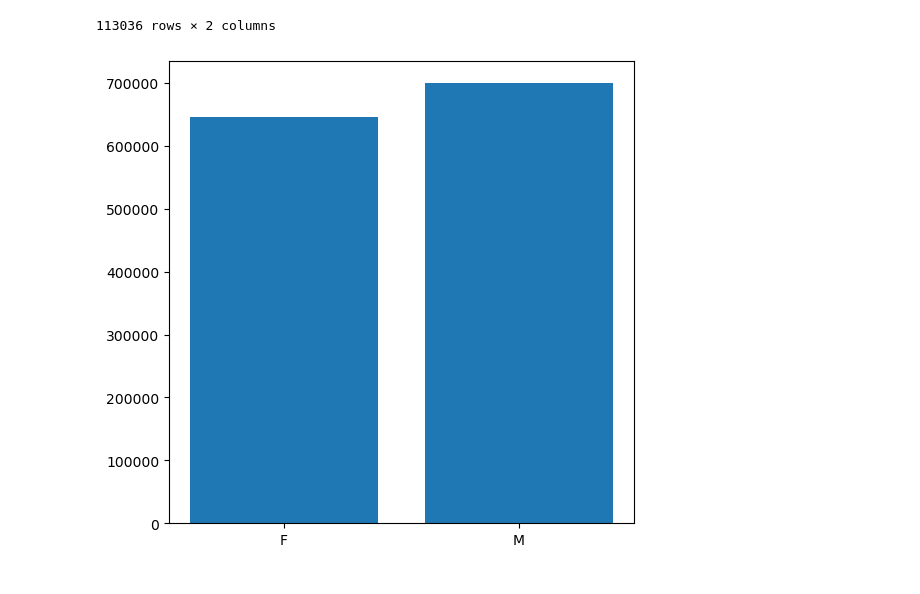
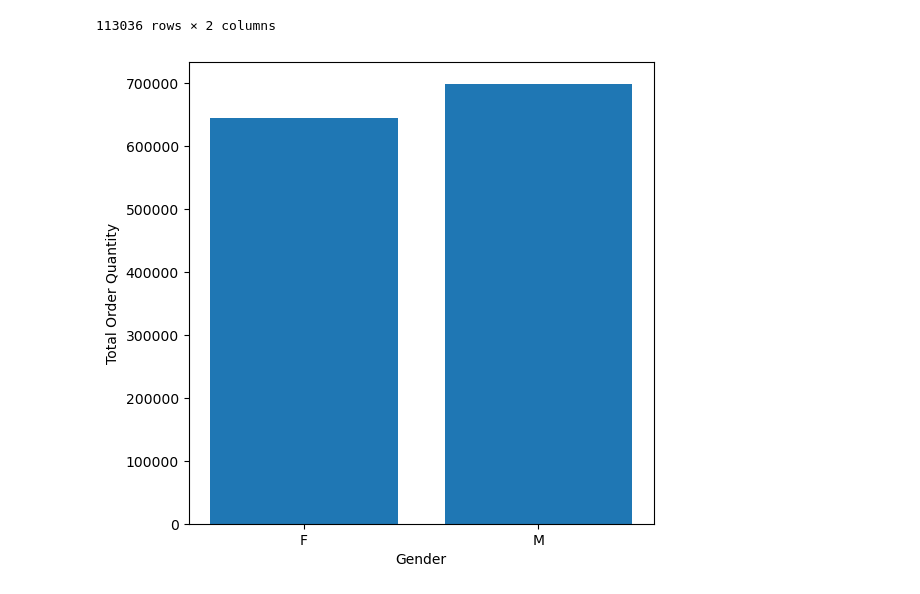
Before and after one commit to sulavg50-ux/Self_data_analysis, a Jupyter notebook: sales.ipynb, the cells around one changed output. Cells and saved outputs as stored; diff of their text form; code cells hidden in the pictures.

```diff
--- a/sales.ipynb
+++ b/sales.ipynb
@@ -555,10 +555,13 @@ gen
 | 113035 | 23 | F |
 113036 rows × 2 columns
 # %%
-g1=gen.head()
+gender = sales.groupby('Customer_Gender')['Order_Quantity'].sum()
+
 plt.figure(figsize=(6,6))
-plt.bar(g1.index,g1.values)
+plt.bar(gender.index, gender.values)
+plt.xlabel("Gender")
+plt.ylabel("Total Order Quantity")
 plt.show()
 # %% [output]
-[figure, old version]
+[figure, new version]
 # %%
```
Also changed, not shown: parts of 12 cells of this notebook.
